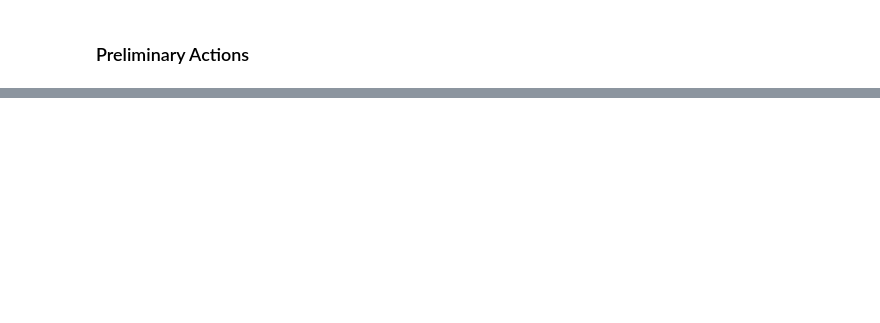
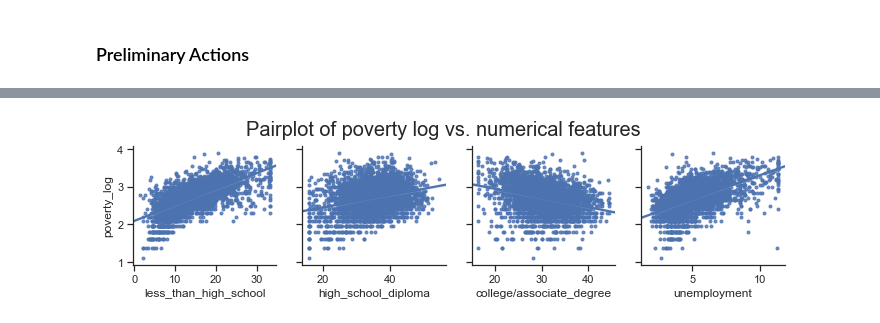
Before and after one commit to moeinsoodavi/Springboard, a Jupyter notebook: Capstone Project 1/Capstone Project 1 - EDA.ipynb, the cells around one changed output, grey strips where cells are left out. Saved outputs shown, nothing was run; the diff lists cells and outputs as text; code cells hidden in the pictures; blank space fills up the shorter version.

```diff
--- a/Capstone Project 1/Capstone Project 1 - EDA.ipynb
+++ b/Capstone Project 1/Capstone Project 1 - EDA.ipynb
@@ -384,0 +95,14 @@ Cross tabulation: median of unemployment in each region-RUCC pair
+# %%
+# No highly correlated features (more than 0.9 or less than -0.9) are found
+# The linear regression model will be built once with the original format of the numerical features and once with their
+# logarithmic transformation. The log transformation of the each feature will be stored in a new column.
+for feature in numerical_features:
+    df[feature+'_log']=np.log(df[feature])
+# %%
+# pairplot poverty log vs numerical features
+g=sns.pairplot(df,x_vars=['less_than_high_school','high_school_diploma','college/associate_degree','unemployment']
+               ,y_vars=['poverty_log'],kind="reg",markers='.')
+g.fig.suptitle("Pairplot of poverty log vs. numerical features",fontsize=20,y=1.05)
+plt.show()
+# %% [output]
+[figure, added]
```
Also changed, not shown: parts of 56 cells of this notebook, 3 other files.
